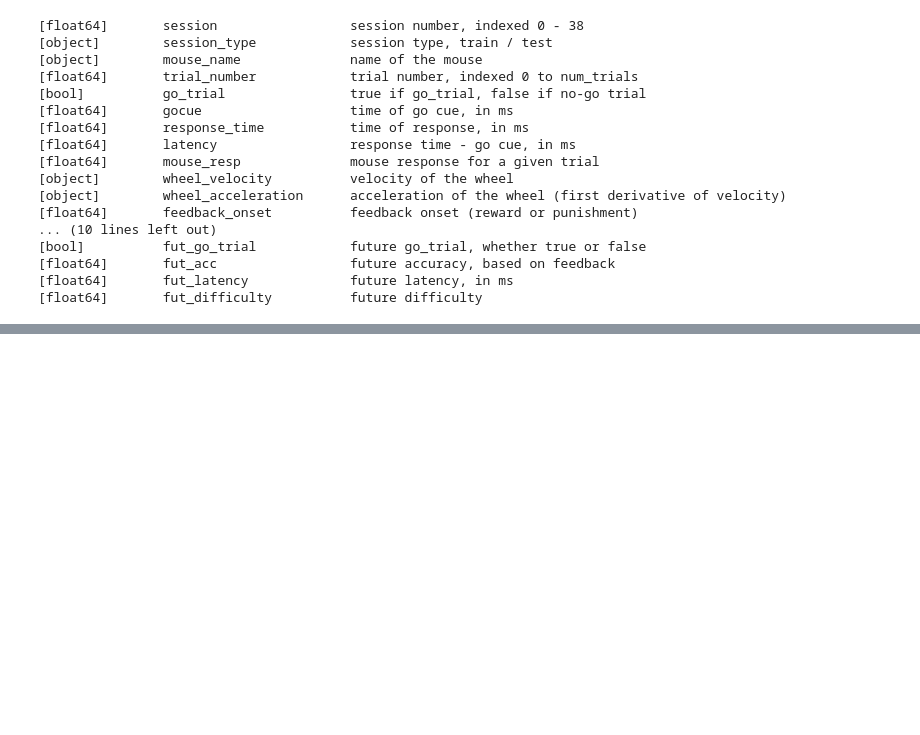
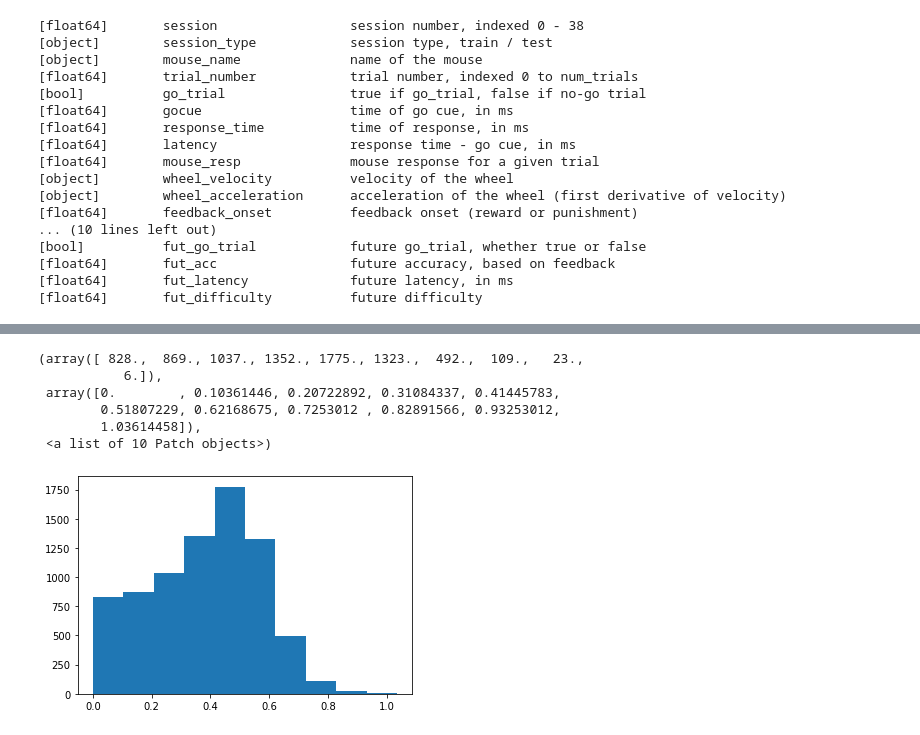
Before and after one commit to jordanlei/neuromatch-project, a Jupyter notebook: model_exploration.ipynb, the cells around one changed output, grey strips where cells are left out. Saved outputs shown, nothing was run; the diff lists cells and outputs as text; code cells hidden in the pictures; blank space fills up the shorter version.

```diff
--- a/model_exploration.ipynb
+++ b/model_exploration.ipynb
@@ -34,3 +34,6 @@ train, test = train_test_split(dfs)
 [float64]       fut_acc                 future accuracy, based on feedback
 [float64]       fut_latency             future latency, in ms
 [float64]       fut_difficulty          future difficulty
+# %%
+train["mean_wheel_vel"]= train["wheel_velocity"].apply(lambda x: np.nanmax(x))
+train["mean_wheel_acc"]= train["wheel_acceleration"].apply(lambda x: np.nanmax(x))
@@ -36,0 +50,3 @@ train, test = train_test_split(dfs)
+# %%
+train["fut_mean_wheel_vel"] = futurify(train["mean_wheel_vel"])
+train["fut_mean_wheel_acc"] = futurify(train["mean_wheel_acc"])
@@ -36,0 +63,15 @@ train, test = train_test_split(dfs)
+# %%
+train["zeros"] = 0
+
+def indexby(x, var = "gocue", version = "wheel_velocity", left = 1, right = 3):
+    index = int((np.round(x[var] + 500) / 10))
+    return x[version][index - left: index + right]
+
+train["gocue_vel_trial"] = train.apply(lambda x: indexby(x, var = "gocue", version = "wheel_velocity"), axis= 1)
+train["gocue_acc_trial"] = train.apply(lambda x: indexby(x, var = "gocue", version = "wheel_acceleration"), axis= 1)
+
+train["stim_vel_trial"] = train.apply(lambda x: indexby(x, var = "zeros", version = "wheel_velocity"), axis= 1)
+train["stim_acc_trial"] = train.apply(lambda x: indexby(x, var = "zeros", version = "wheel_acceleration"), axis= 1)
+
+train["rt_vel_trial"] = train.apply(lambda x: indexby(x, var = "response_time", version = "wheel_velocity"), axis= 1)
+train["rt_acc_trial"] = train.apply(lambda x: indexby(x, var = "response_time", version = "wheel_acceleration"), axis= 1)
@@ -36,0 +144,10 @@ train, test = train_test_split(dfs)
+# %%
+plt.hist(train["mean_wheel_acc"])
+# %% [output]
+(array([ 828.,  869., 1037., 1352., 1775., 1323.,  492.,  109.,   23.,
+           6.]),
+ array([0.        , 0.10361446, 0.20722892, 0.31084337, 0.41445783,
+        0.51807229, 0.62168675, 0.7253012 , 0.82891566, 0.93253012,
+        1.03614458]),
+ <a list of 10 Patch objects>)
+[figure, added]
```
Also changed, not shown: parts of 17 cells of this notebook, 1 other file.
